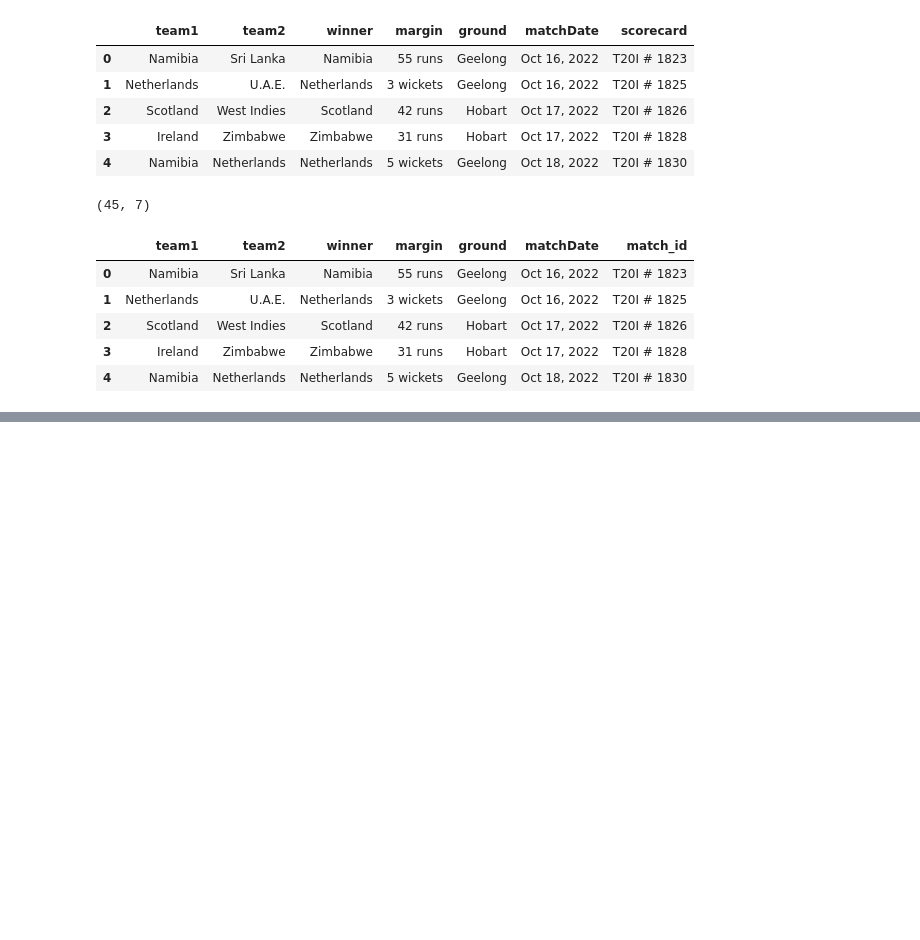
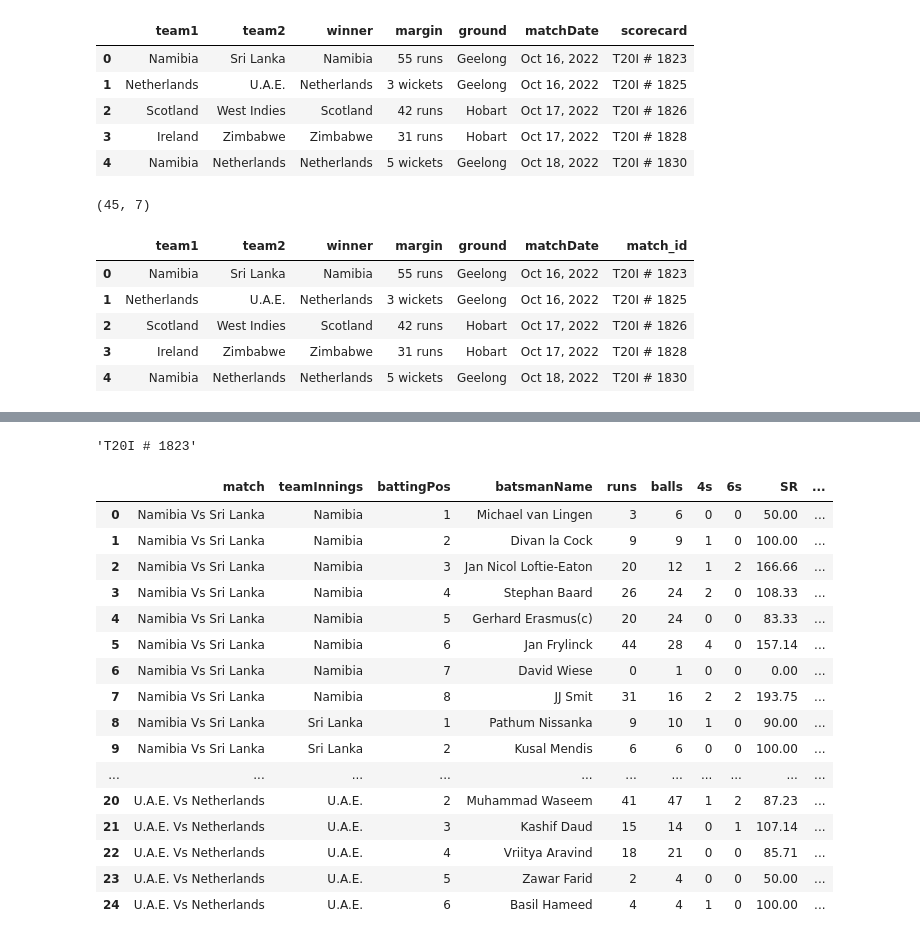
Before and after one commit to Yusuf80216/Cricket-Analytics, a Jupyter notebook: data_processing.ipynb, the cells around one changed output, grey strips where cells are left out. Cells and saved outputs as stored; diff of their text form; code cells hidden in the pictures; blank space fills up the shorter version.

```diff
--- a/data_processing.ipynb
+++ b/data_processing.ipynb
@@ -74,0 +82,4 @@ df_batting.head(11)
+# %%
+df_batting['batsmanName'] = df_batting['batsmanName'].apply(lambda x: x.replace('â€', ''))
+# %%
+df_batting['batsmanName'] = df_batting['batsmanName'].apply(lambda x: x.replace('\xa0', ''))
@@ -74,0 +95,11 @@ df_batting.head(11)
+# %%
+match_ids_dict = {}
+
+for index, row in df_match.iterrows():
+    key1 = row['team1'] + ' Vs ' + row['team2']
+    key2 = row['team2'] + ' Vs ' + row['team1']
+
+    match_ids_dict[key1] = row['match_id']
+    match_ids_dict[key2] = row['match_id']
+
+match_ids_dict
@@ -74,0 +124,26 @@ df_batting.head(11)
+# %%
+match_ids_dict["Namibia Vs Sri Lanka"]
+# %% [output]
+'T20I # 1823'
+# %%
+df_batting['match_id'] = df_batting['match'].map(match_ids_dict)
+
+df_batting.head(25)
+# %% [output]
+|  | match | teamInnings | battingPos | batsmanName | runs | balls | 4s | 6s | SR | ... |
+| 0 | Namibia Vs Sri Lanka | Namibia | 1 | Michael van Lingen | 3 | 6 | 0 | 0 | 50.00 | ... |
+| 1 | Namibia Vs Sri Lanka | Namibia | 2 | Divan la Cock | 9 | 9 | 1 | 0 | 100.00 | ... |
+| 2 | Namibia Vs Sri Lanka | Namibia | 3 | Jan Nicol Loftie-Eaton | 20 | 12 | 1 | 2 | 166.66 | ... |
+| 3 | Namibia Vs Sri Lanka | Namibia | 4 | Stephan Baard | 26 | 24 | 2 | 0 | 108.33 | ... |
+| 4 | Namibia Vs Sri Lanka | Namibia | 5 | Gerhard Erasmus(c) | 20 | 24 | 0 | 0 | 83.33 | ... |
+| 5 | Namibia Vs Sri Lanka | Namibia | 6 | Jan Frylinck | 44 | 28 | 4 | 0 | 157.14 | ... |
+| 6 | Namibia Vs Sri Lanka | Namibia | 7 | David Wiese | 0 | 1 | 0 | 0 | 0.00 | ... |
+| 7 | Namibia Vs Sri Lanka | Namibia | 8 | JJ Smit | 31 | 16 | 2 | 2 | 193.75 | ... |
+| 8 | Namibia Vs Sri Lanka | Sri Lanka | 1 | Pathum Nissanka | 9 | 10 | 1 | 0 | 90.00 | ... |
+| 9 | Namibia Vs Sri Lanka | Sri Lanka | 2 | Kusal Mendis | 6 | 6 | 0 | 0 | 100.00 | ... |
+| ... | ... | ... | ... | ... | ... | ... | ... | ... | ... | ... |
+| 20 | U.A.E. Vs Netherlands | U.A.E. | 2 | Muhammad Waseem | 41 | 47 | 1 | 2 | 87.23 | ... |
+| 21 | U.A.E. Vs Netherlands | U.A.E. | 3 | Kashif Daud | 15 | 14 | 0 | 1 | 107.14 | ... |
+| 22 | U.A.E. Vs Netherlands | U.A.E. | 4 | Vriitya Aravind | 18 | 21 | 0 | 0 | 85.71 | ... |
+| 23 | U.A.E. Vs Netherlands | U.A.E. | 5 | Zawar Farid | 2 | 4 | 0 | 0 | 50.00 | ... |
+| 24 | U.A.E. Vs Netherlands | U.A.E. | 6 | Basil Hameed | 4 | 4 | 1 | 0 | 100.00 | ... |
```
Also changed, not shown: parts of 17 cells of this notebook, 5 other files.
